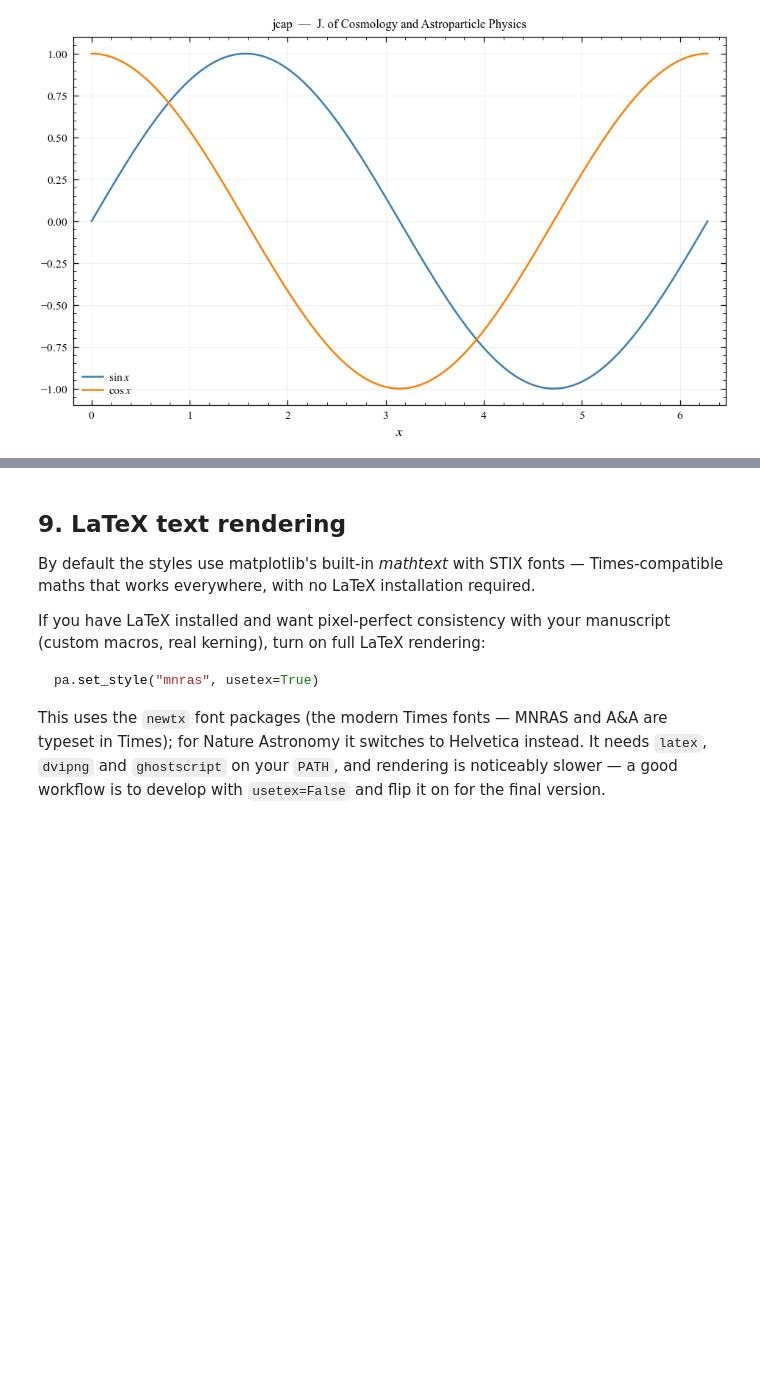
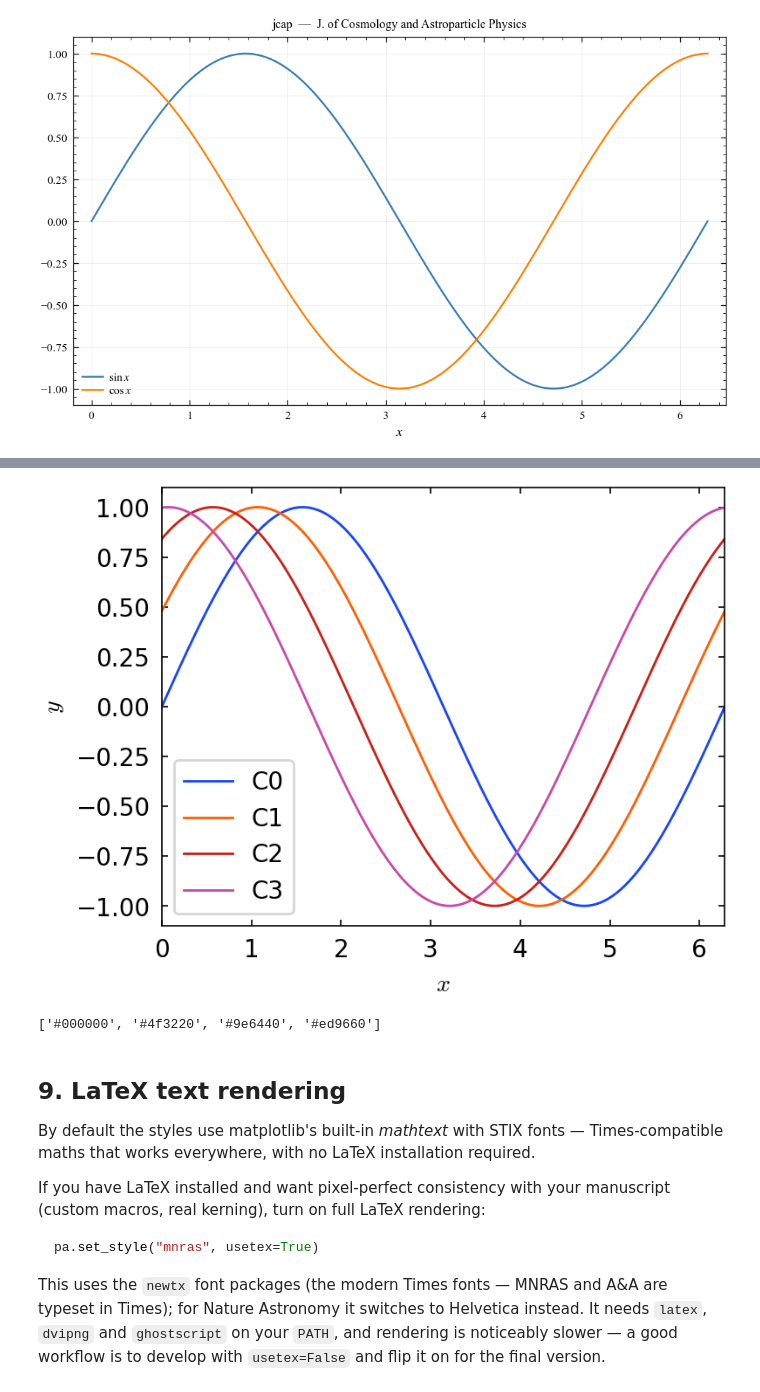
Before and after one commit to BehnoodBandi/plotastro, a Jupyter notebook: examples/tutorial.ipynb, the cells around one changed output, grey strips where cells are left out. Drawn from its saved outputs; the diff is of its cells as text; code cells hidden in the pictures; blank space fills up the shorter version.

```diff
--- a/examples/tutorial.ipynb
+++ b/examples/tutorial.ipynb
@@ -402,3 +532,20 @@ pa.set_style("mnras", **{"font.size": 10})           # bigger fonts
+# %%
+pa.set_style("euclid")
+
+x = np.linspace(0, 2 * np.pi, 200)
+fig, ax = pa.subplots()                  # 4 x 3 in, as niceplots draws it
+for i in range(4):
+    ax.plot(x, np.sin(x + i / 2), label=f"C{i}")
+ax.set_xlabel("$x$")
+ax.set_ylabel("$y$")
+ax.legend()
+plt.show()
+
+print(pa.euclid_colors("sequential", n=4))
+pa.set_style("mnras")   # back to default for the rest of the notebook
+# %% [output]
+[figure, added]
+['#000000', '#4f3220', '#9e6440', '#ed9660']
 # %% [markdown]
 ## 9. LaTeX text rendering
 
```
Also changed, not shown: parts of 15 cells of this notebook, 13 other files.
